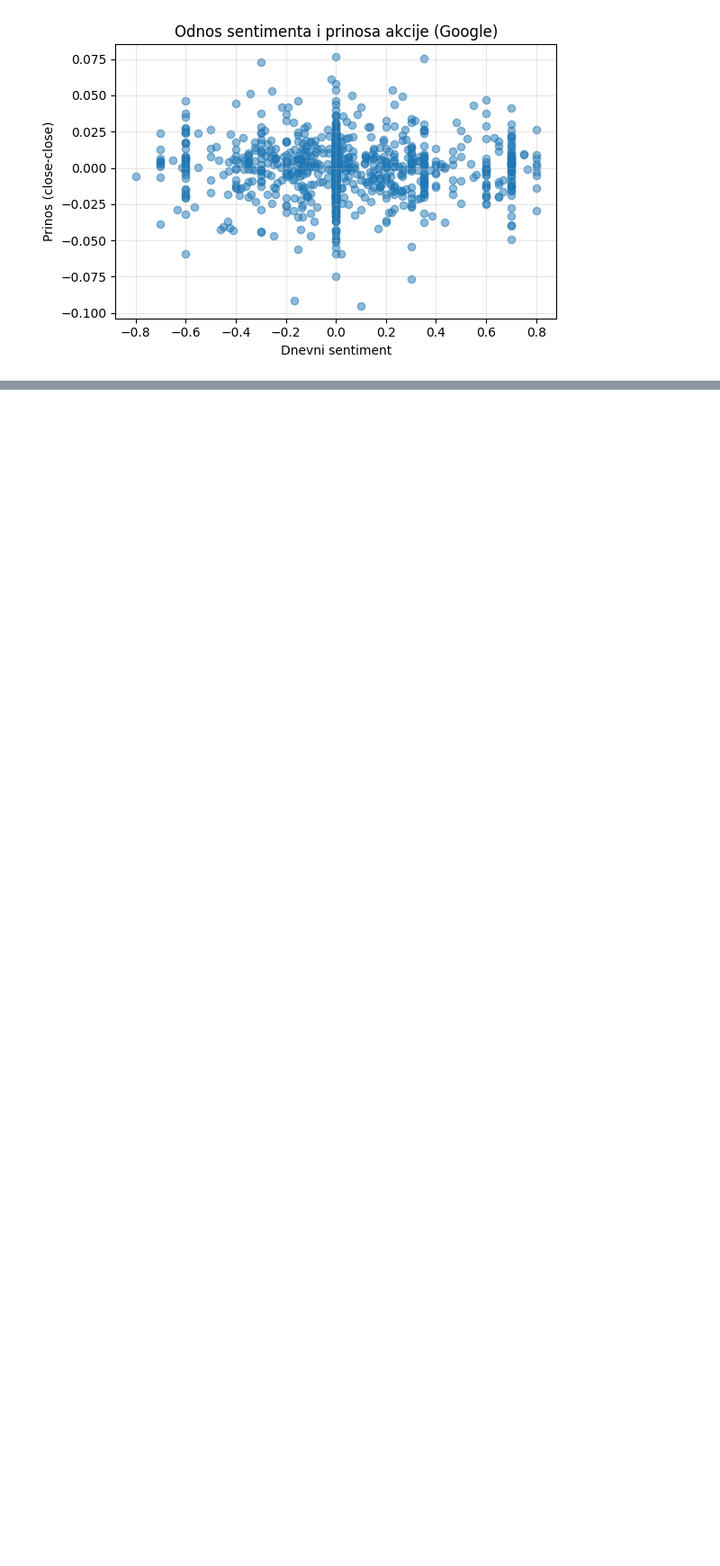
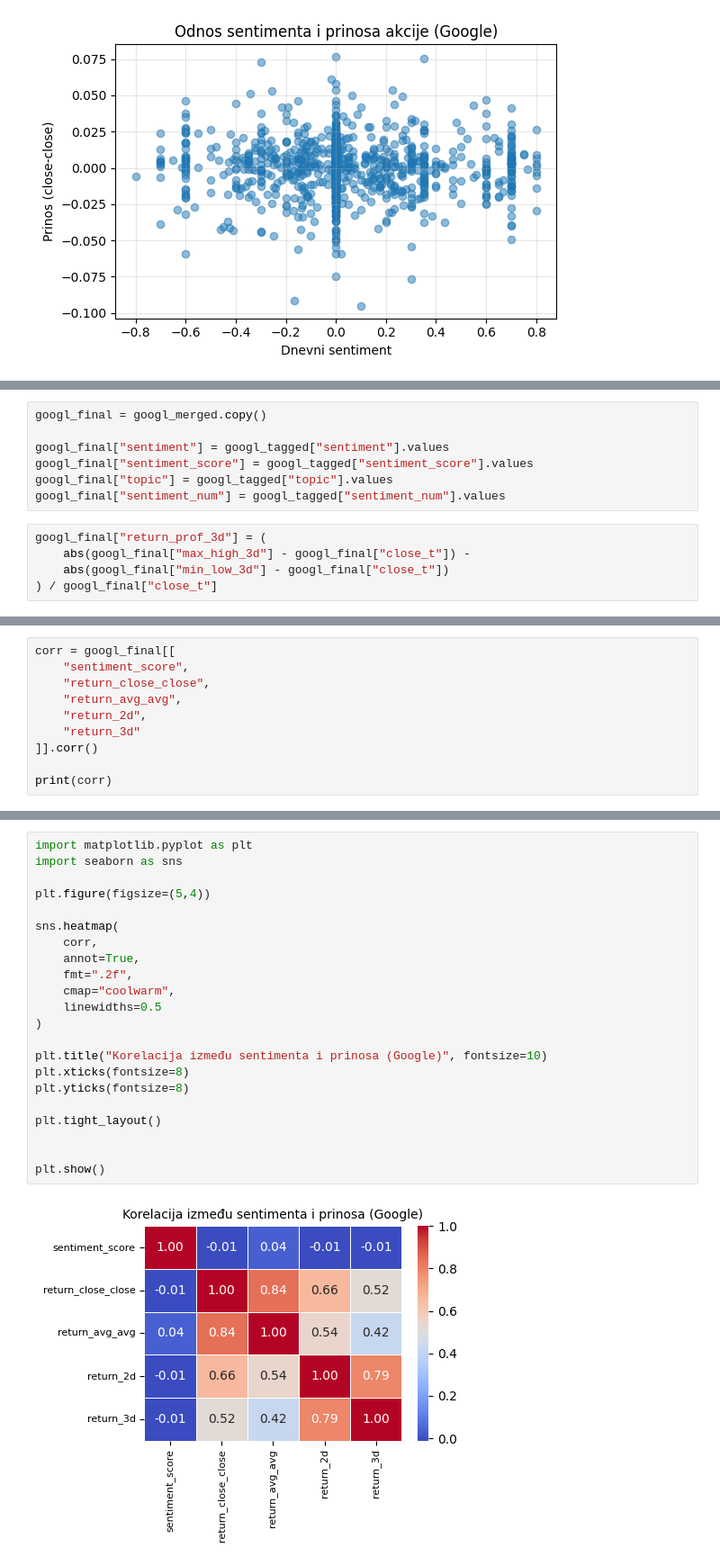
Before and after one commit to aleksandrabegovic/apple_sentiment_analiza, a Jupyter notebook: SentimentGoogle.ipynb, the cells around one changed output, grey strips where cells are left out. Shown at 90% size. Drawn from its saved outputs; the diff is of its cells as text; blank space fills up the shorter version.

```diff
--- a/SentimentGoogle.ipynb
+++ b/SentimentGoogle.ipynb
@@ -838,0 +892,12 @@ plt.show()
+# %%
+googl_final = googl_merged.copy()
+
+googl_final["sentiment"] = googl_tagged["sentiment"].values
+googl_final["sentiment_score"] = googl_tagged["sentiment_score"].values
+googl_final["topic"] = googl_tagged["topic"].values
+googl_final["sentiment_num"] = googl_tagged["sentiment_num"].values
+# %%
+googl_final["return_prof_3d"] = (
+    abs(googl_final["max_high_3d"] - googl_final["close_t"]) -
+    abs(googl_final["min_low_3d"] - googl_final["close_t"])
+) / googl_final["close_t"]
@@ -838,0 +949,10 @@ plt.show()
+# %%
+corr = googl_final[[
+    "sentiment_score",
+    "return_close_close",
+    "return_avg_avg",
+    "return_2d",
+    "return_3d"
+]].corr()
+
+print(corr)
@@ -838,0 +973,24 @@ plt.show()
+# %%
+import matplotlib.pyplot as plt
+import seaborn as sns
+
+plt.figure(figsize=(5,4))
+
+sns.heatmap(
+    corr,
+    annot=True,
+    fmt=".2f",
+    cmap="coolwarm",
+    linewidths=0.5
+)
+
+plt.title("Korelacija između sentimenta i prinosa (Google)", fontsize=10)
+plt.xticks(fontsize=8)
+plt.yticks(fontsize=8)
+
+plt.tight_layout()
+
+
+plt.show()
+# %% [output]
+[figure, added]
```
Also changed, not shown: parts of 16 cells of this notebook.
